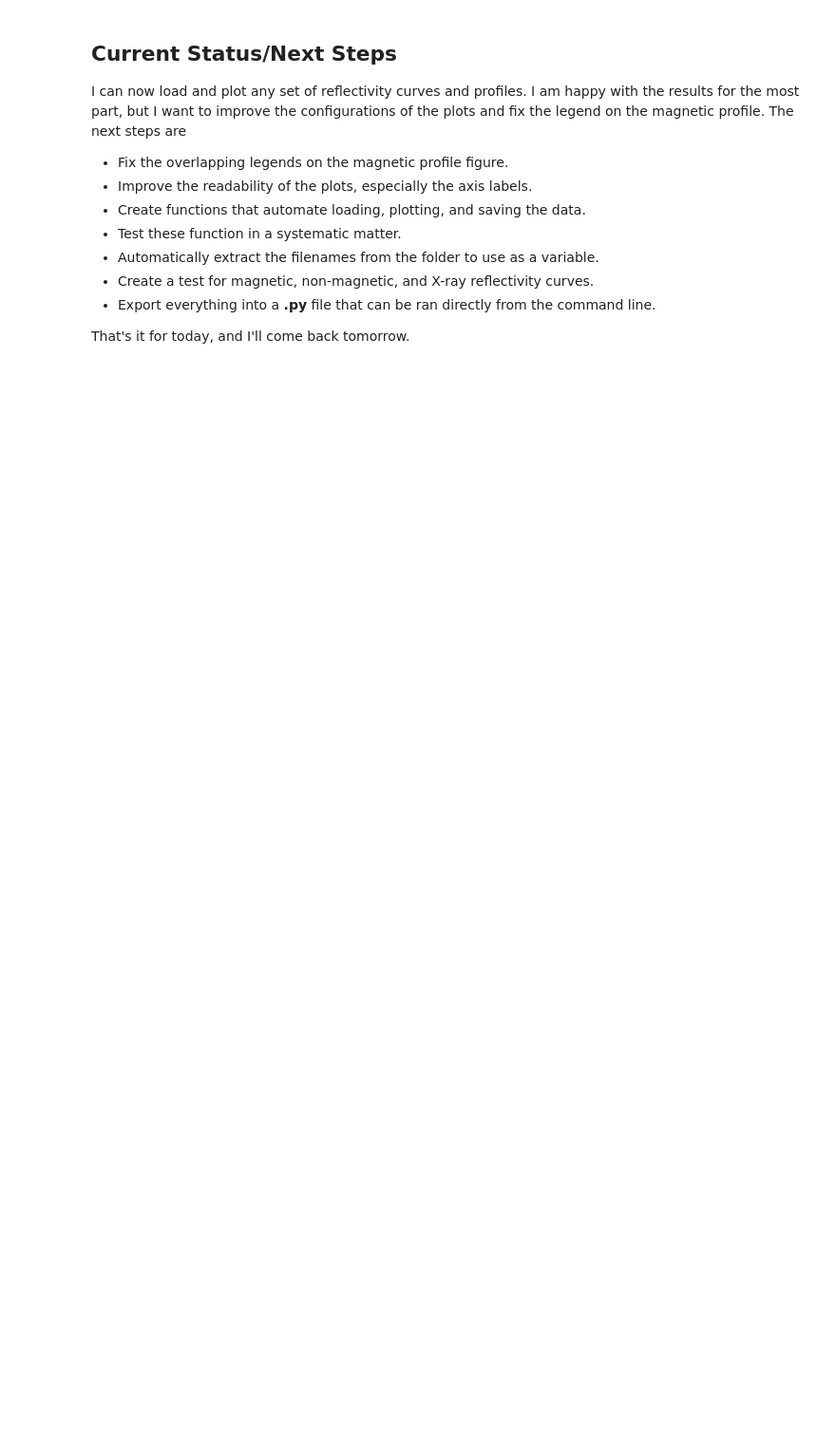
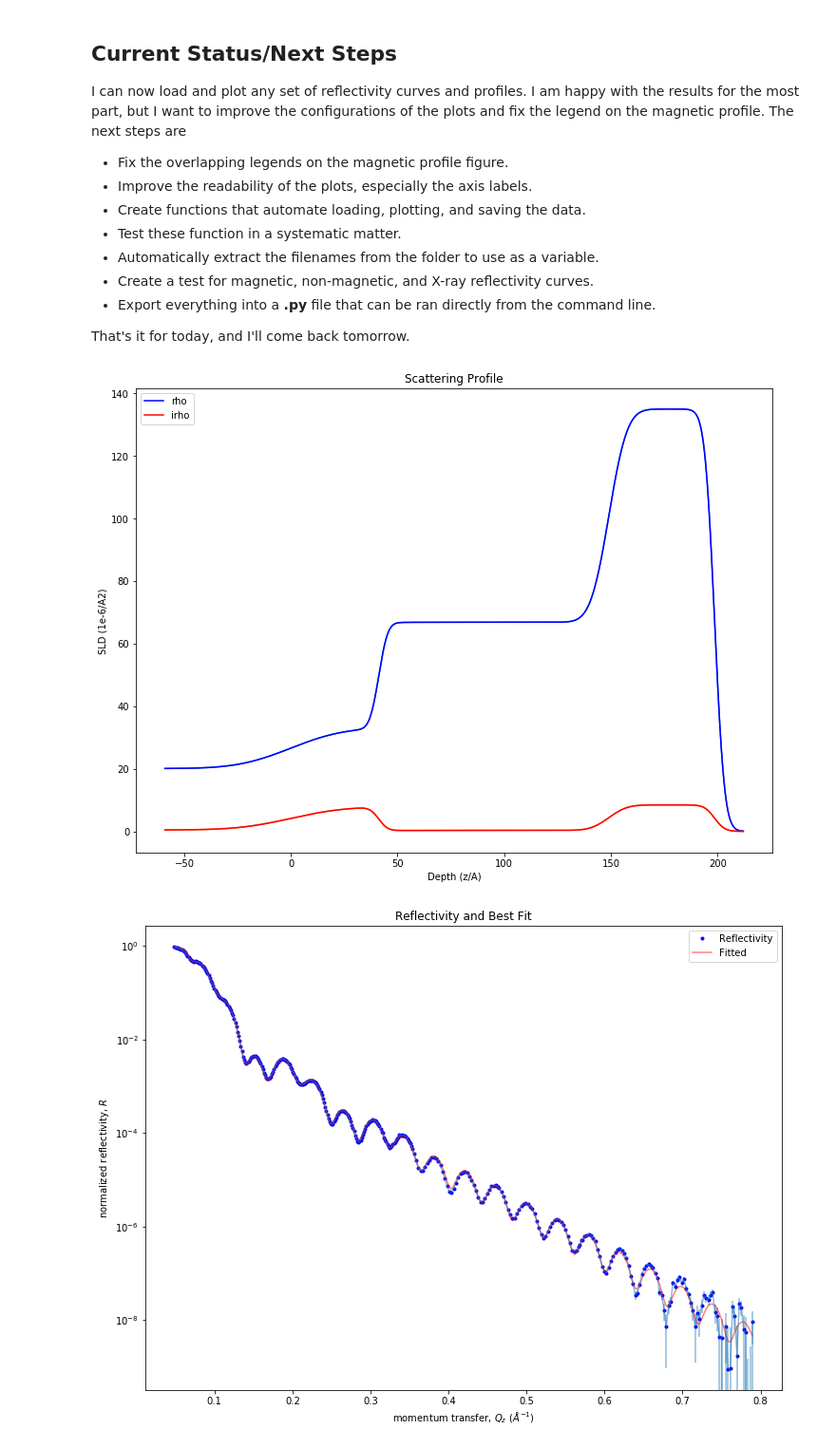
Before and after one commit to brianjosey/Autoplotting, a Jupyter notebook: Plotting.ipynb, the cells around one changed output. Shown at 95% size. Drawn from its saved outputs; the diff is of its cells as text; code cells hidden in the pictures; blank space fills up the shorter version.

```diff
--- a/Plotting.ipynb
+++ b/Plotting.ipynb
@@ -235,3 +202,47 @@ I can now load and plot any set of reflectivity curves and profiles. I am happy
 * Export everything into a **.py** file that can be ran directly from the command line.
 
 That's it for today, and I'll come back tomorrow.
+# %%
+# Profile
+
+profile = pd.read_csv('R1XR Pt-Air-profile.dat', delim_whitespace=True, usecols = ['#','z','(A)'])
+profile.columns = ['z','rho','irho']
+
+refl = pd.read_csv('R1XR Pt-Air-refl.dat', delim_whitespace=True, header = 2, usecols=[
+    '#','Q','(1/A)','dQ', '(1/A).1', 'R'
+    ])
+
+refl.columns = ['Q','dQ','R','dR','theory','fresnel']
+
+# Fitted Profile
+
+fig, ax = plt.subplots()
+ax.plot(profile.z, profile.rho, profile.z, profile.irho)
+plt.rcParams["figure.figsize"] = (12, 9)
+
+ax.set(xlabel = 'Depth (z/A)', ylabel = 'SLD (1e-6/A2)', title = 'Scattering Profile')
+
+plt.plot(profile.z, profile.rho, "-b", label="rho")
+plt.plot(profile.z, profile.irho, "-r", label="irho")
+plt.legend(loc="upper left")
+
+
+plt.show()
+fig.savefig("Profile.pdf")
+
+fig, ax = plt.subplots()
+
+plt.plot(refl.Q, refl.R, ".b", label = "Reflectivity", alpha = 1)
+plt.plot(refl.Q, refl.theory, "-r", label = "Fitted", alpha = 0.5)
+plt.legend(loc="upper right")
+
+ax.errorbar(refl.Q, refl.R, yerr=refl.dR, fmt='-', alpha =0.5)
+ax.set(xlabel=r"momentum transfer, $Q_{z}\ (Å^{-1})$", ylabel=r"normalized reflectivity, $R$",
+       title="Reflectivity and Best Fit")
+ax.semilogy()
+
+plt.show()
+fig.savefig("Reflectivity.pdf")
+# %% [output]
+[figure, added]
+[figure, added]
```
Also changed, not shown: parts of 15 cells of this notebook.
